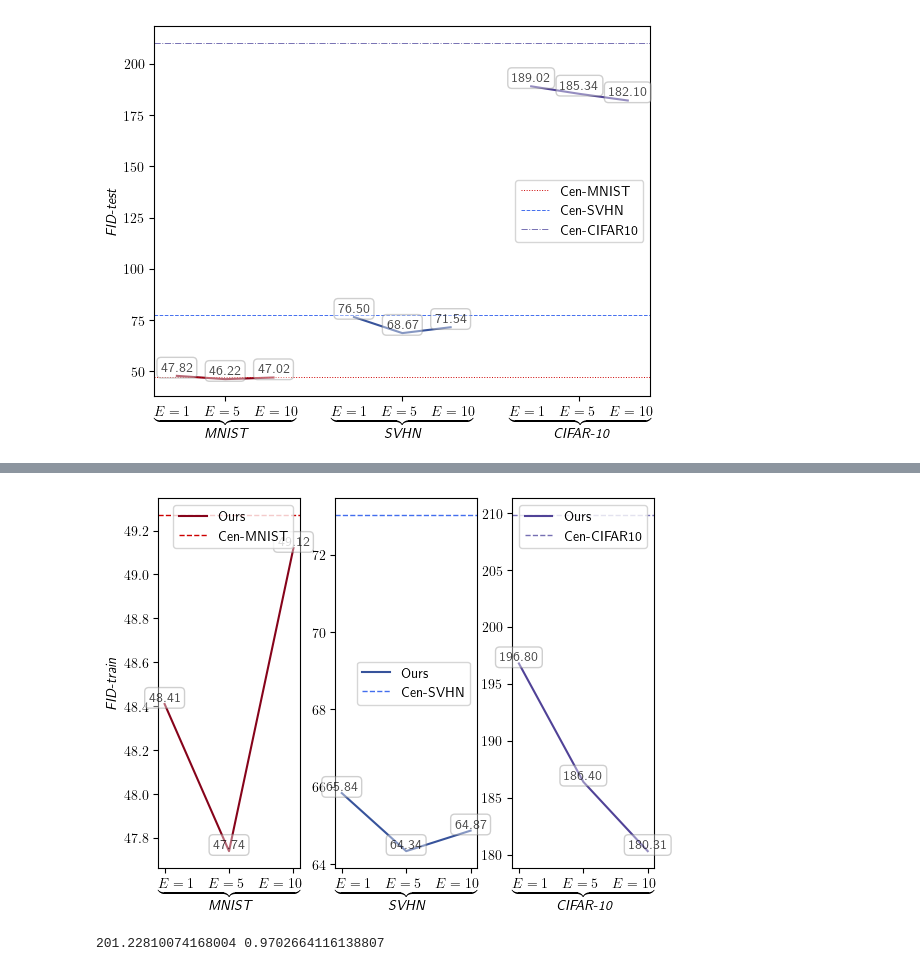
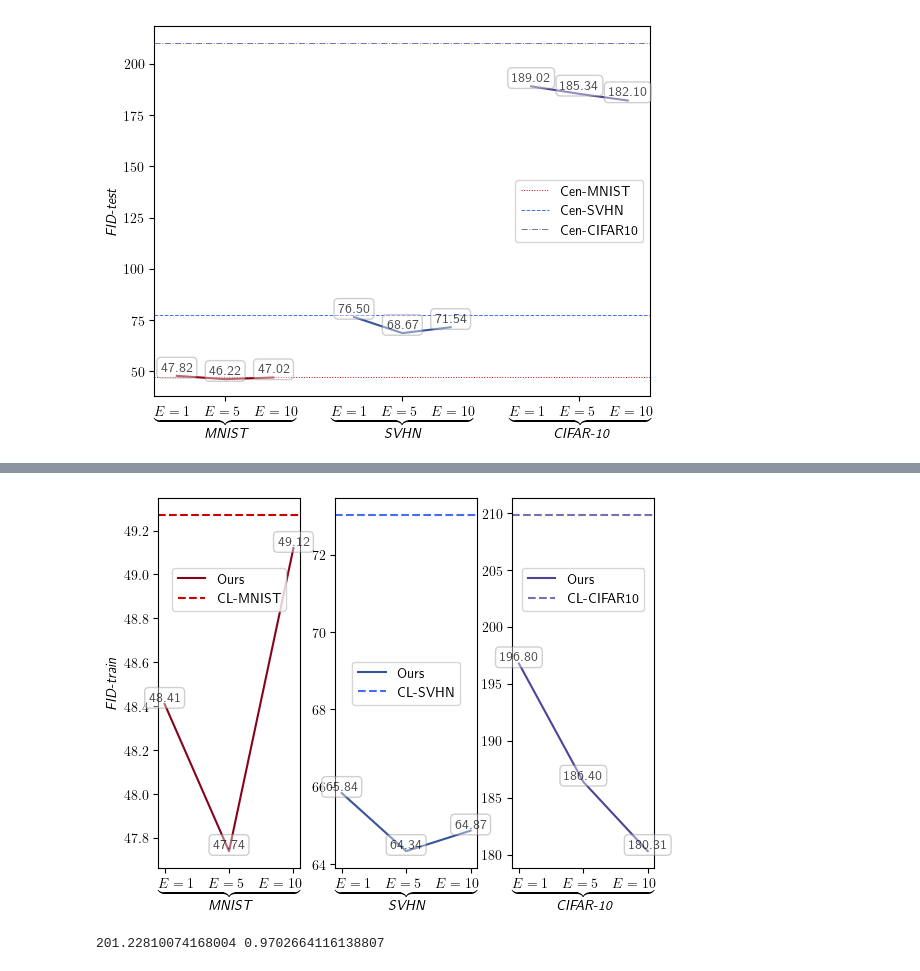
Before and after one commit to JevenM/fedatt-main, a Jupyter notebook: src/test.ipynb, the cells around one changed output, grey strips where cells are left out. Cells and saved outputs as stored; diff of their text form; code cells hidden in the pictures.

```diff
--- a/src/test.ipynb
+++ b/src/test.ipynb
@@ -307,7 +307,7 @@ colors = ['#86031A', '#37539B', '#504297']
 # 添加线段连接
 for i in range(len(categories)):
     y_vals = eval('values'+str(i+1))
-    axs[i].plot(bar_positions, y_vals, color=colors[i])
+    axs[i].plot(bar_positions, y_vals, color=colors[i], label='Ours', lw=1.5)
 
 hyper_params = ['E=1','E=5','E=10']
 
@@ -320,13 +320,13 @@ for i in range(len(values1)):
 # 添加虚线
 # mnist
 dash_line_pos1 = 49.27
-axs[0].axhline(y=dash_line_pos1, color='#CD0000', linestyle=':', label='Cen-MNIST', linewidth=0.7)
+axs[0].axhline(y=dash_line_pos1, color='#CD0000', linestyle='--', label='CL-MNIST', linewidth=1.5)
 # svhn
 dash_line_pos2 = 73.02
-axs[1].axhline(y=dash_line_pos2, color='#436EEE', linestyle='--', label='Cen-SVHN', linewidth=0.7)
+axs[1].axhline(y=dash_line_pos2, color='#436EEE', linestyle='--', label='CL-SVHN', linewidth=1.5)
 # cifar10
 dash_line_pos3 = 209.83
-axs[2].axhline(y=dash_line_pos3, color='#7670B3', linestyle='-.', label='Cen-CIFAR10', linewidth=0.7)
+axs[2].axhline(y=dash_line_pos3, color='#7670B3', linestyle='--', label='CL-CIFAR10', linewidth=1.5)
 
 
 
@@ -344,9 +344,9 @@ axs[2].set_xticks(bar_positions)
 axs[2].set_xticklabels(['',categories[2],''])
 
 # 显示图例
-axs[0].legend()
-axs[1].legend()
-axs[2].legend()
+axs[0].legend(loc='upper center', borderaxespad=5)
+axs[1].legend(loc='upper center', borderaxespad=5)
+axs[2].legend(loc='best')
 # plt.tight_layout()
 plt.savefig("FID_test_dataset.pdf", dpi=300, bbox_inches='tight')
 # 显示图形
@@ -389,7 +389,7 @@ for i in range(len(categories)):
     # x_vals = [bar_positions[0], bar_positions[1], bar_positions[2]]
     # y_vals = [values1[i], values2[i], values3[i]]
     y_vals = eval('values'+str(i+1))
-    axs[i].plot(bar_positions, y_vals, color=colors[i], label="Ours")
+    axs[i].plot(bar_positions, y_vals, color=colors[i], label="Ours", lw=1.5)
 
 hyper_params = ['E=1','E=5','E=10']
 
@@ -412,41 +412,41 @@ for i in range(len(values1)):
 # 添加虚线
 # mnist
 dash_line_pos1 = 49.27
-axs[0].axhline(y=dash_line_pos1, color='#CD0000', linestyle='--', label='Cen-MNIST', linewidth=1)
+axs[0].axhline(y=dash_line_pos1, color='#CD0000', linestyle='--', label='CL-MNIST', linewidth=1.5)
 # svhn
 dash_line_pos2 = 73.02
-axs[1].axhline(y=dash_line_pos2, color='#436EEE', linestyle='--', label='Cen-SVHN', linewidth=1)
+axs[1].axhline(y=dash_line_pos2, color='#436EEE', linestyle='--', label='CL-SVHN', linewidth=1.5)
 # cifar10
 dash_line_pos3 = 209.83
-axs[2].axhline(y=dash_line_pos3, color='#7670B3', linestyle='--', label='Cen-CIFAR10', linewidth=1)
+axs[2].axhline(y=dash_line_pos3, color='#7670B3', linestyle='--', label='CL-CIFAR10', linewidth=1.5)
 
 
 
 # 设置标签和标题
 # ax.set_xlabel('Dataset under different local epochs $E$')
 axs[0].set_ylabel(r'$\emph{FID-train}$')
 # ax.set_title('Bar Chart with Connected Lines')
 
 # 设置X轴刻度
 axs[0].set_xticks(bar_positions)
 axs[0].set_xticklabels(['',categories[0],''])
 axs[1].set_xticks(bar_positions)
 axs[1].set_xticklabels(['',categories[1],''])
 axs[2].set_xticks(bar_positions)
 axs[2].set_xticklabels(['',categories[2],''])
 
 # 显示图例
-axs[0].legend(loc='best', shadow=False)
-axs[1].legend(loc='best')
-axs[2].legend(loc='best')
+axs[0].legend(loc='upper center', borderaxespad=5)
+axs[1].legend(loc='center')
+axs[2].legend(loc='upper center', borderaxespad=5)
 # fig.tight_layout()
 # plt.tight_layout()
 plt.savefig("FID_train_dataset.pdf", dpi=300, bbox_inches='tight')
 # plt.subplot_tool()
 # 显示图形
 plt.show()
 # %% [output]
-[figure, old version]
+[figure, new version]
 # %%
 import numpy as np
 a = [199.33327361201765, 201.28162941445575, 200.74521387431412, 201.97685965588616, 202.79023285795773, 199.9724550944092, 201.14330904323572, 201.2841483165185, 202.15791307302501, 201.59597247498053]
```
Also changed, not shown: parts of 6 cells of this notebook, 6 other files.
